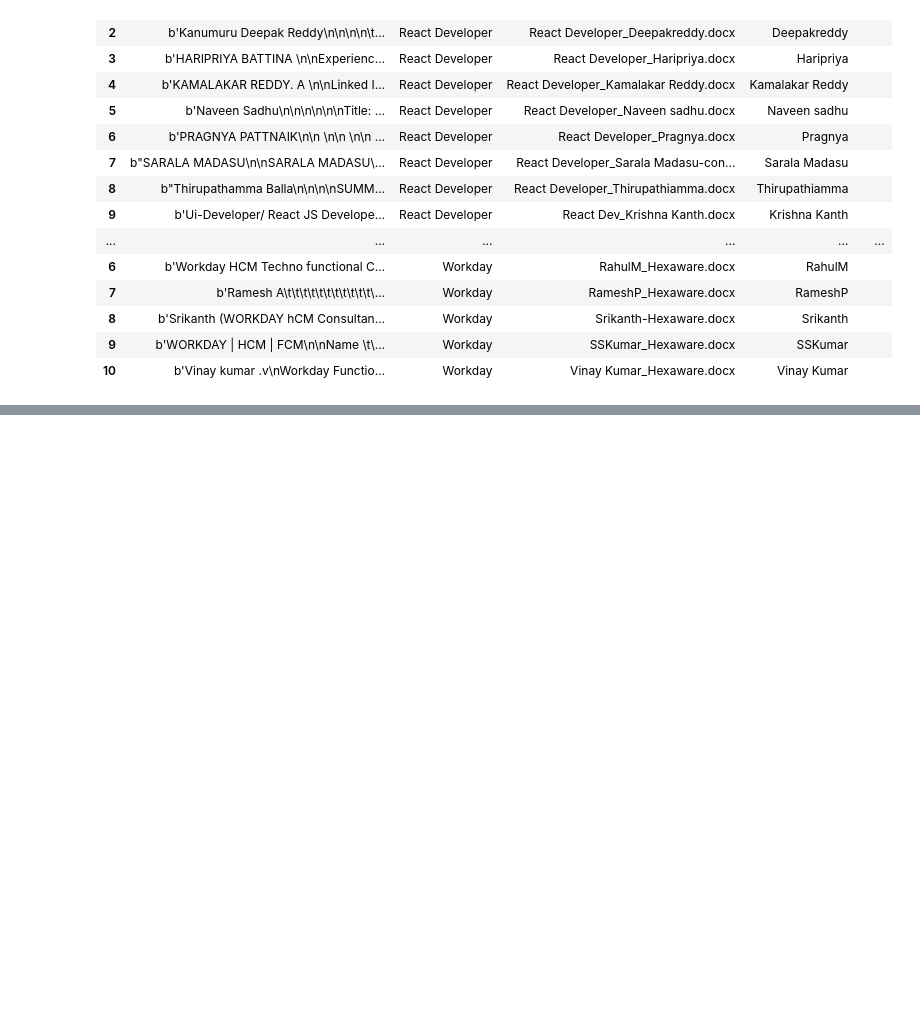
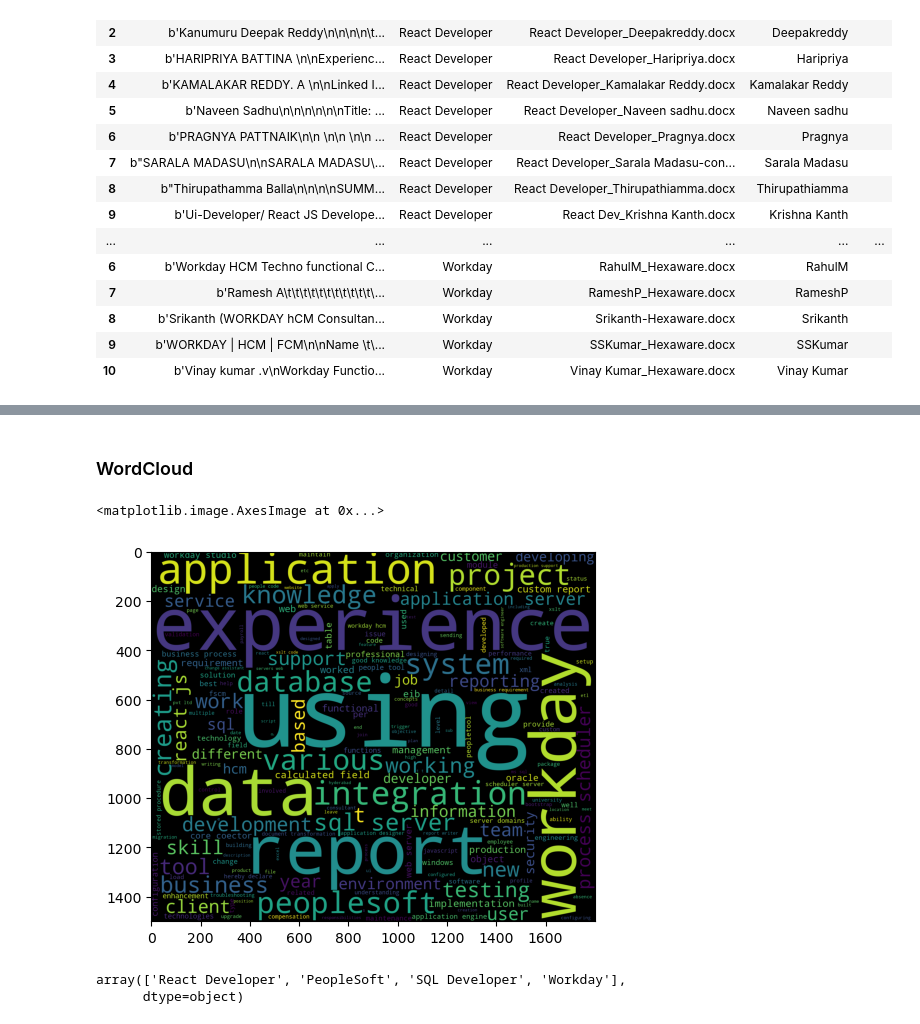
Before and after one commit to codegopi/Resume-Category, a Jupyter notebook: ResFit.ipynb, the cells around one changed output, grey strips where cells are left out. Saved outputs shown, nothing was run; the diff lists cells and outputs as text; code cells hidden in the pictures; blank space fills up the shorter version.

```diff
--- a/ResFit.ipynb
+++ b/ResFit.ipynb
@@ -367,0 +357,30 @@ TypeError: Cannot use .str.replace with values of inferred dtype 'bytes'.
+# %%
+#t6["data"] = t6["data"].str.replace('[^a-zA-Z ]', '')
+
+t6["data"] = t6["data"].astype(str)
+eliminate = ["\n","\t","b'","\d+","nn"]
+
+
+import string
+
+def clean_text(a):
+    a = a.lower()
+    a = re.sub("b'",'',a)
+    a = re.sub("\\n*",'',a)
+    a = re.sub('\[.*?\]', '',a)
+    a = re.sub('[%s]' % re.escape(string.punctuation), '', a)
+    a = re.sub('\w*\d\w*', '',a)
+    a = re.sub("[0-9" "]+"," ",a)
+    a = re.sub('[‘’“”…]','', a)
+    return a
+
+clean = lambda x: clean_text(x)
+t6["data"] = t6["data"].apply(clean_text)
+
+for i in eliminate:
+    t6["data"] = t6["data"].str.replace(i,"")
+
+index = pd.Index(range(0,52,1))
+t6 = t6.set_index(index)
+
+t6
@@ -386,0 +555,17 @@ memory usage: 2.4+ KB
+# %% [markdown]
+### WordCloud
+# %%
+from wordcloud import WordCloud
+from textblob import TextBlob
+
+string_total = " ".join(t6["data"])
+clouds = WordCloud(background_color="black",width=1800, height=1500).generate(string_total)
+plt.imshow(clouds)
+# %% [output]
+<matplotlib.image.AxesImage at 0x...>
+[figure, added]
+# %%
+t6["Category"].unique()
+# %% [output]
+array(['React Developer', 'PeopleSoft', 'SQL Developer', 'Workday'],
+      dtype=object)
```
Also changed, not shown: parts of 45 cells of this notebook.
